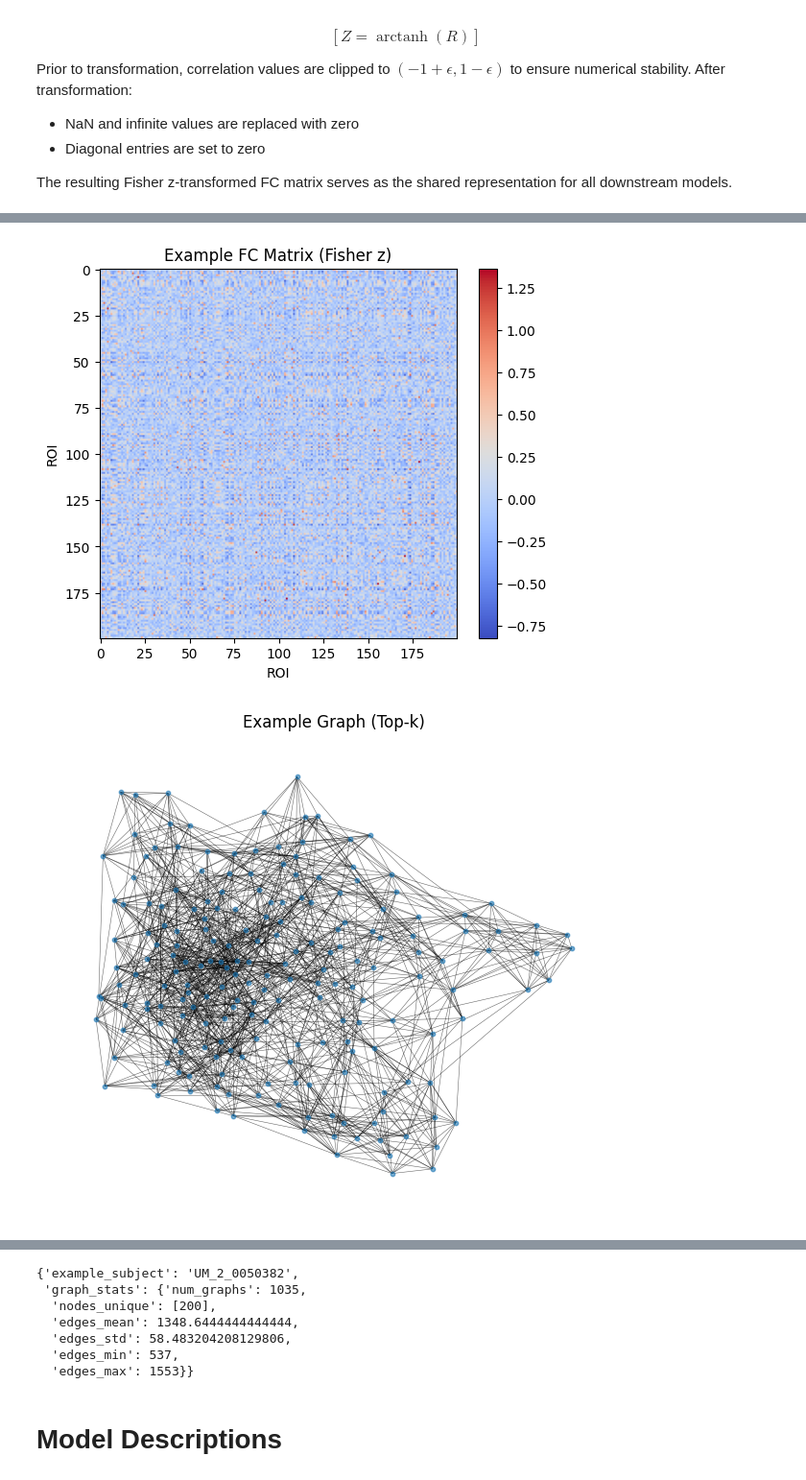
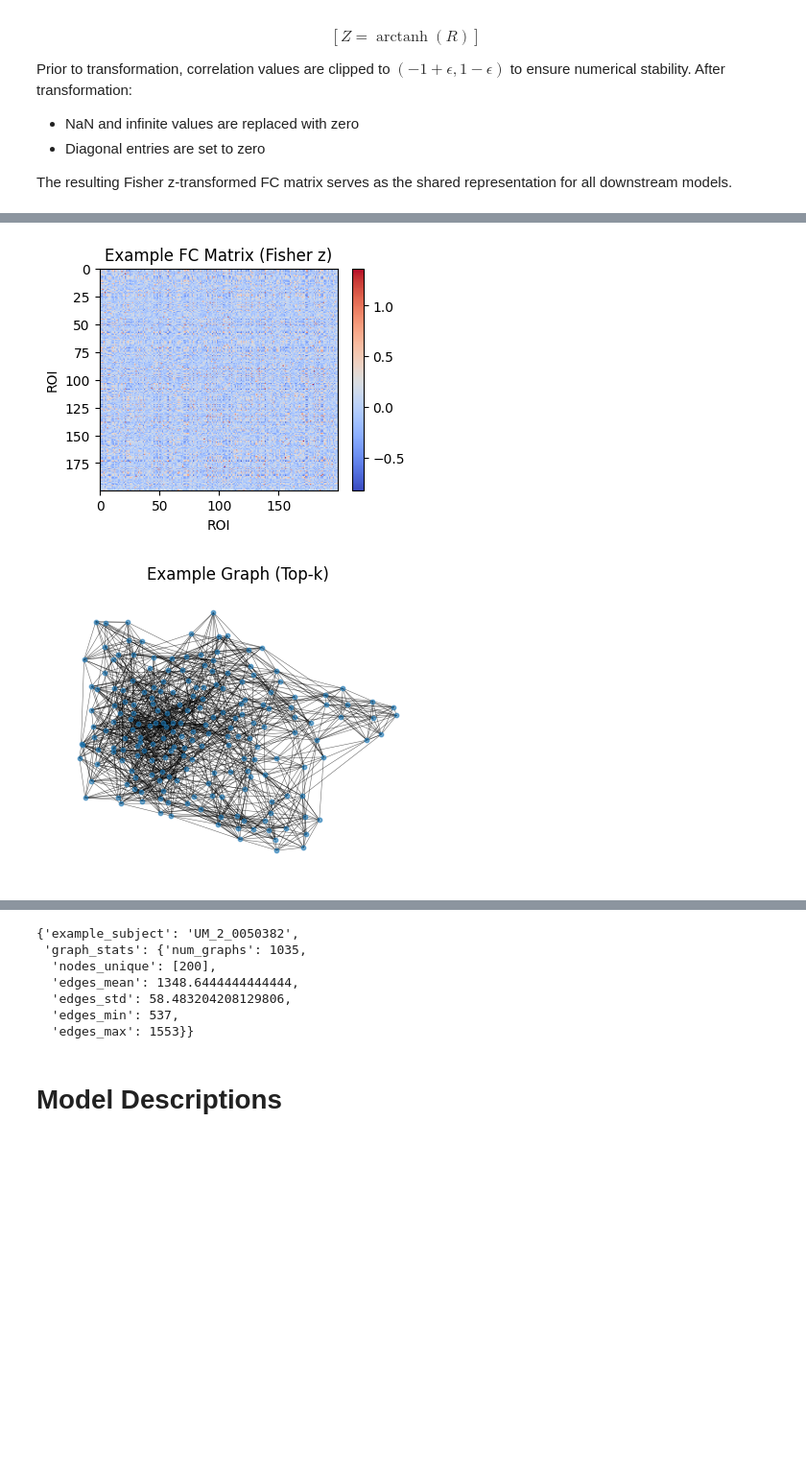
Before and after one commit to SuiseiNakagawa/abide-classifier, a Jupyter notebook: Pipeline.ipynb, the cells around one changed output, grey strips where cells are left out. Shown at 96% size. Drawn from its saved outputs; the diff is of its cells as text; code cells hidden in the pictures; blank space fills up the shorter version.

```diff
--- a/pipeline.ipynb
+++ b/Pipeline.ipynb
@@ -658,7 +696,7 @@ fc = np.load(fc_dir / f"{example_fid}.npy", mmap_mode="r")
 fc = np.nan_to_num(fc).astype(np.float32)
 np.fill_diagonal(fc, 0)
 
-plt.figure(figsize=(6, 5))
+plt.figure(figsize=(4, 3))
 plt.imshow(fc, cmap="coolwarm", aspect="auto")
 plt.colorbar()
 plt.title("Example FC Matrix (Fisher z)")
@@ -678,7 +716,7 @@ G = nx.Graph()
 G.add_nodes_from(range(g.num_nodes))
 G.add_edges_from(edge_index.T.tolist())
 
-plt.figure(figsize=(6, 5))
+plt.figure(figsize=(4, 3))
 pos = nx.spring_layout(G, seed=42)
 nx.draw(G, pos, node_size=10, width=0.4, alpha=0.6)
 plt.title("Example Graph (Top-k)")
@@ -701,7 +739,7 @@ for fid in sample_ids:
     vals = z[np.triu_indices_from(z, k=1)]
     hist += np.histogram(vals, bins=bins)[0]
 
-plt.figure(figsize=(7, 4))
+plt.figure(figsize=(6, 3))
 plt.bar(bins[:-1], hist, width=bins[1] - bins[0])
 plt.title("Distribution of Fisher z Connectivity")
 plt.xlabel("Value")
@@ -760,32 +798,32 @@ axes[2].set_title("|Difference|")
 
 for ax in axes:
     ax.set_xlabel("ROI")
     ax.set_ylabel("ROI")
 
 plt.tight_layout()
 plt.show()
 
 # -----------------------------
 # 5) Graph stats
 # -----------------------------
 node_counts = [g.num_nodes for g in graphs]
 edge_counts = [g.edge_index.shape[1] // 2 for g in graphs]
 
 graph_stats = {
     "num_graphs": len(graphs),
     "nodes_unique": sorted(set(node_counts)),
     "edges_mean": float(np.mean(edge_counts)),
     "edges_std": float(np.std(edge_counts)),
     "edges_min": int(np.min(edge_counts)),
     "edges_max": int(np.max(edge_counts)),
 }
 
 eda_summary = {
     "example_subject": example_fid,
     "graph_stats": graph_stats,
 }
 
 eda_summary
 # %% [output]
-[figure, old version]
+[figure, new version]
-[figure, old version]
+[figure, new version]
```
Also changed, not shown: parts of 42 cells of this notebook.
